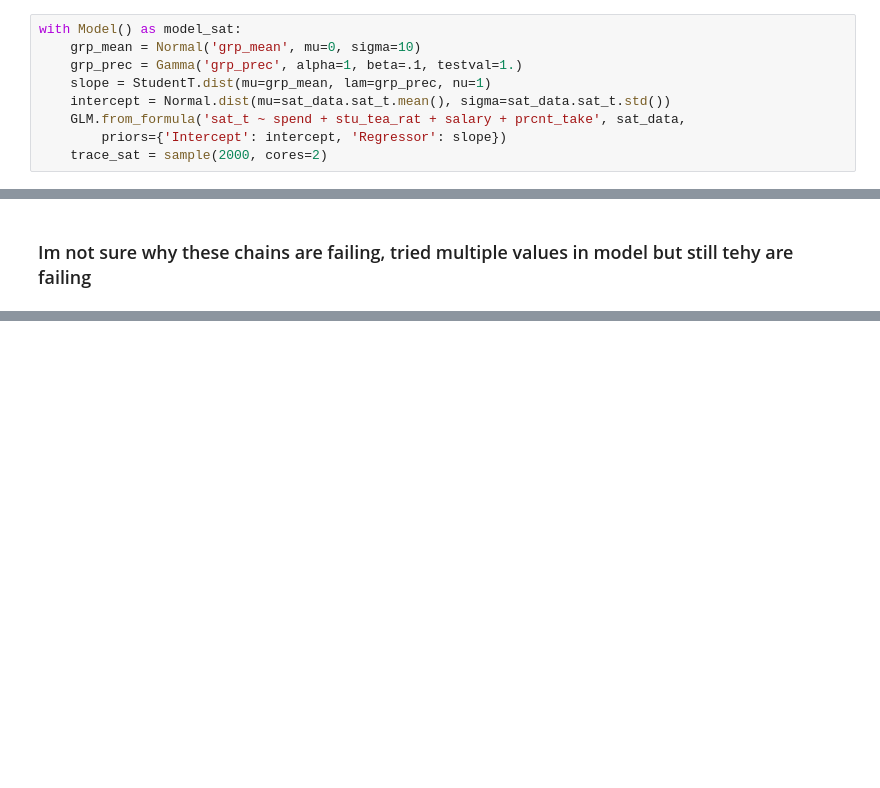
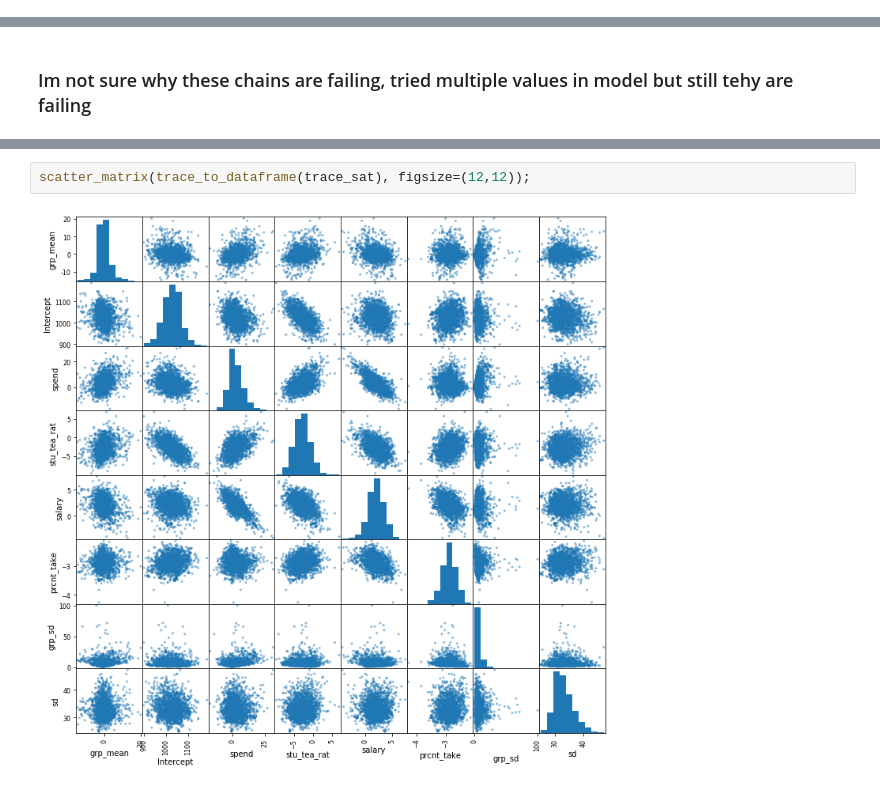
Before and after one commit to sidhant-guliani/bayesian_lin_regression_project, a Jupyter notebook: regression using GLM_introHierarchial Models.ipynb, the cells around one changed output, grey strips where cells are left out. Drawn from its saved outputs; the diff is of its cells as text; blank space fills up the shorter version.

```diff
--- a/regression using GLM_introHierarchial Models.ipynb
+++ b/regression using GLM_introHierarchial Models.ipynb
@@ -264,9 +249,0 @@ for var_name in var_names:
-# %%
-with Model() as model_sat:
-    grp_mean = Normal('grp_mean', mu=0, sigma=10)
-    grp_prec = Gamma('grp_prec', alpha=1, beta=.1, testval=1.)
-    slope = StudentT.dist(mu=grp_mean, lam=grp_prec, nu=1)
-    intercept = Normal.dist(mu=sat_data.sat_t.mean(), sigma=sat_data.sat_t.std())
-    GLM.from_formula('sat_t ~ spend + stu_tea_rat + salary + prcnt_take', sat_data,
-        priors={'Intercept': intercept, 'Regressor': slope})
-    trace_sat = sample(2000, cores=2)
@@ -281,0 +272,4 @@ RuntimeError: Chain 1 failed.
+# %%
+scatter_matrix(trace_to_dataframe(trace_sat), figsize=(12,12));
+# %% [output]
+[figure, added]
```
Also changed, not shown: parts of 8 cells of this notebook, 1 other file.
